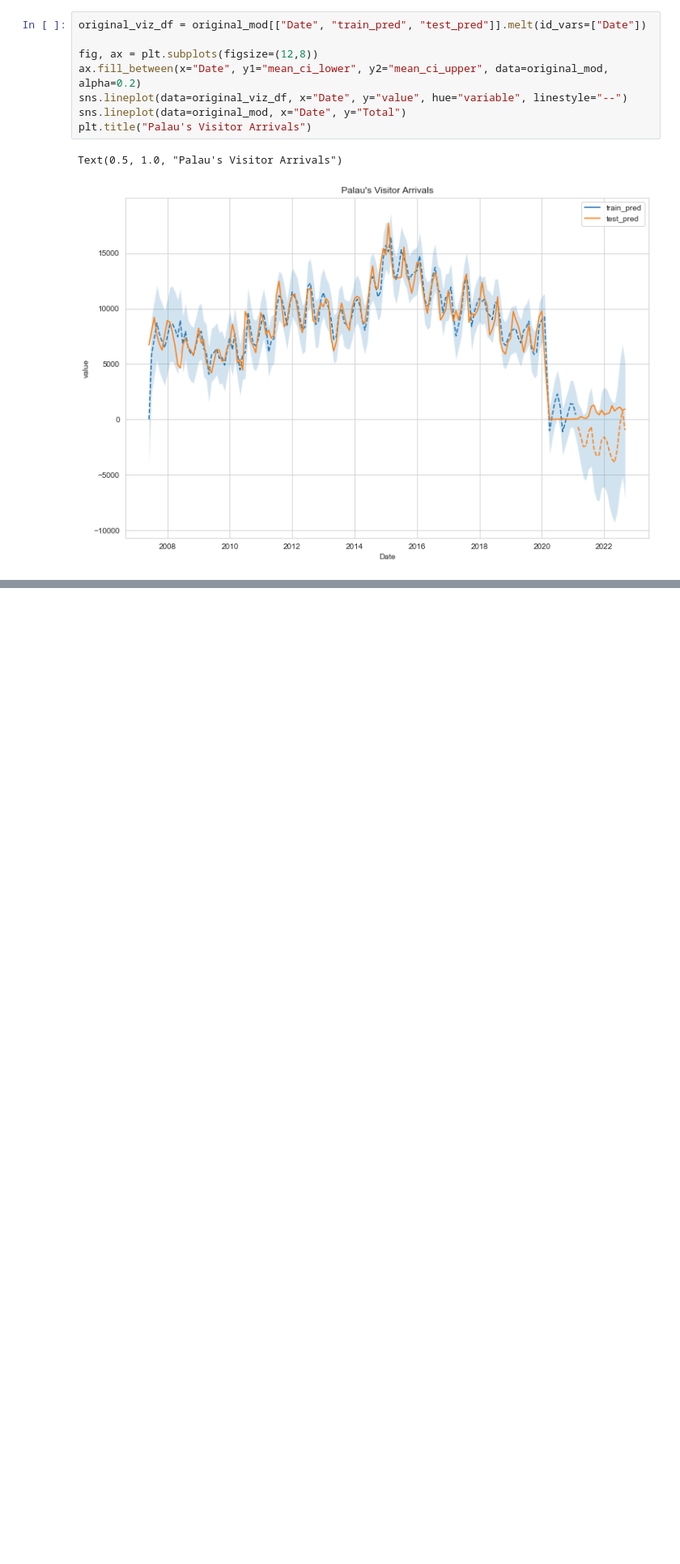
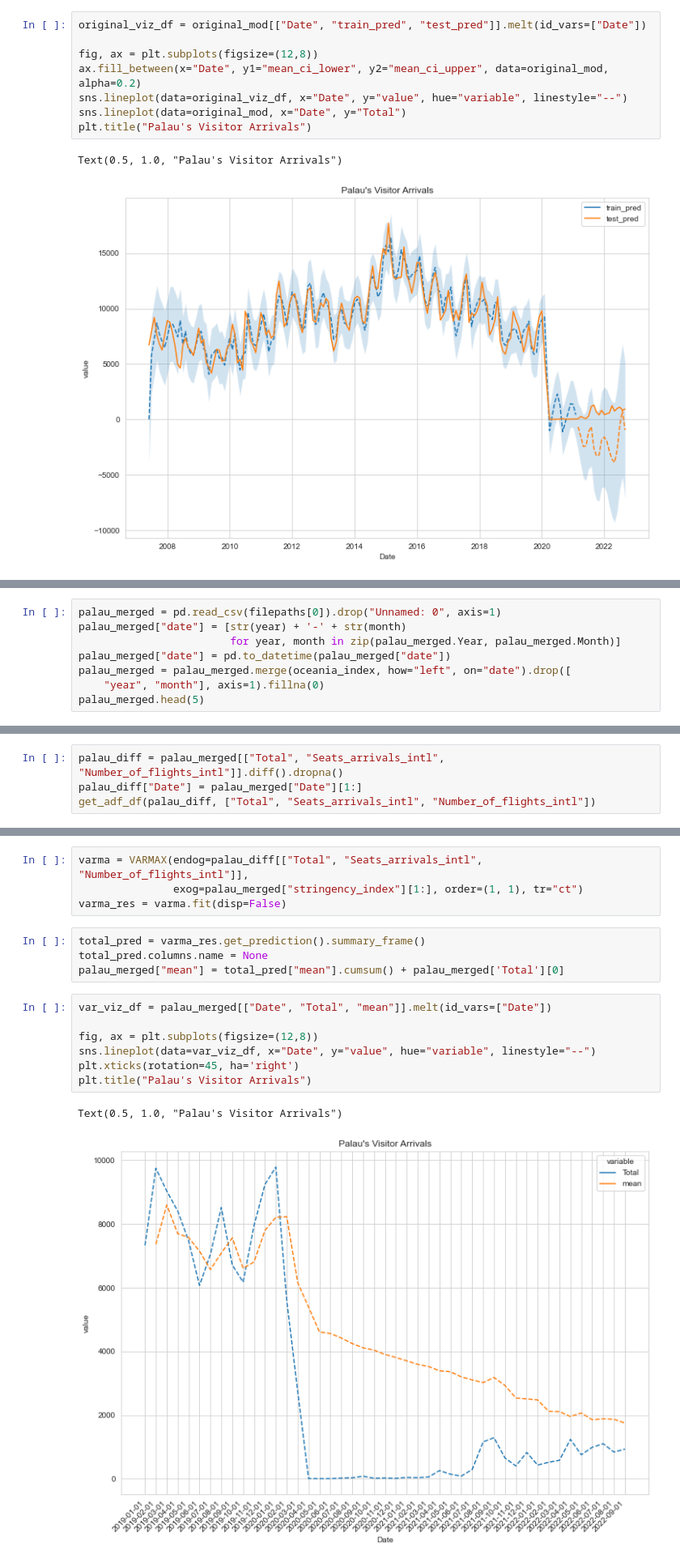
Before and after one commit to worldbank/pacific-observatory, a Jupyter notebook: scripts/notebooks/Tourism/modelling/palau(demo).ipynb, the cells around one changed output, grey strips where cells are left out. Shown at 81% size. Saved outputs shown, nothing was run; the diff lists cells and outputs as text; blank space fills up the shorter version.

Commit message:
upload VARMAX demo

```diff
--- a/scripts/notebooks/Tourism/modelling/palau(demo).ipynb
+++ b/scripts/notebooks/Tourism/modelling/palau(demo).ipynb
@@ -418,0 +422,8 @@ plt.title("Palau's Visitor Arrivals")
+# %%
+palau_merged = pd.read_csv(filepaths[0]).drop("Unnamed: 0", axis=1)
+palau_merged["date"] = [str(year) + '-' + str(month)
+                        for year, month in zip(palau_merged.Year, palau_merged.Month)]
+palau_merged["date"] = pd.to_datetime(palau_merged["date"])
+palau_merged = palau_merged.merge(oceania_index, how="left", on="date").drop([
+    "year", "month"], axis=1).fillna(0)
+palau_merged.head(5)
@@ -418,0 +437,4 @@ plt.title("Palau's Visitor Arrivals")
+# %%
+palau_diff = palau_merged[["Total", "Seats_arrivals_intl", "Number_of_flights_intl"]].diff().dropna()
+palau_diff["Date"] = palau_merged["Date"][1:]
+get_adf_df(palau_diff, ["Total", "Seats_arrivals_intl", "Number_of_flights_intl"])
@@ -418,0 +480,18 @@ plt.title("Palau's Visitor Arrivals")
+# %%
+varma = VARMAX(endog=palau_diff[["Total", "Seats_arrivals_intl", "Number_of_flights_intl"]],
+               exog=palau_merged["stringency_index"][1:], order=(1, 1), tr="ct")
+varma_res = varma.fit(disp=False)
+# %%
+total_pred = varma_res.get_prediction().summary_frame()
+total_pred.columns.name = None
+palau_merged["mean"] = total_pred["mean"].cumsum() + palau_merged['Total'][0]
+# %%
+var_viz_df = palau_merged[["Date", "Total", "mean"]].melt(id_vars=["Date"])
+
+fig, ax = plt.subplots(figsize=(12,8))
+sns.lineplot(data=var_viz_df, x="Date", y="value", hue="variable", linestyle="--")
+plt.xticks(rotation=45, ha='right')
+plt.title("Palau's Visitor Arrivals")
+# %% [output]
+Text(0.5, 1.0, "Palau's Visitor Arrivals")
+[figure, added]
```
Also changed, not shown: parts of 18 cells of this notebook, 4 other files.
